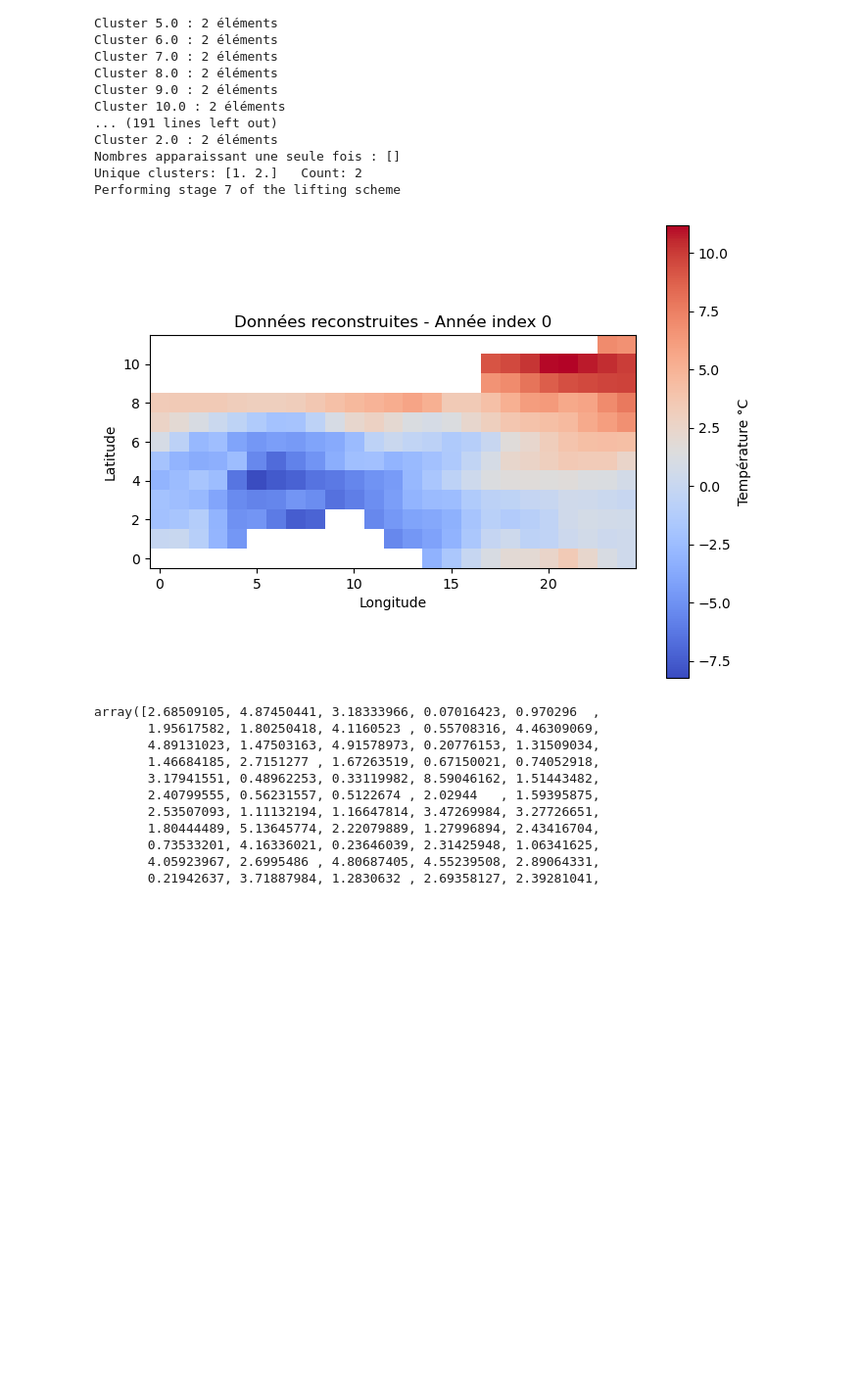
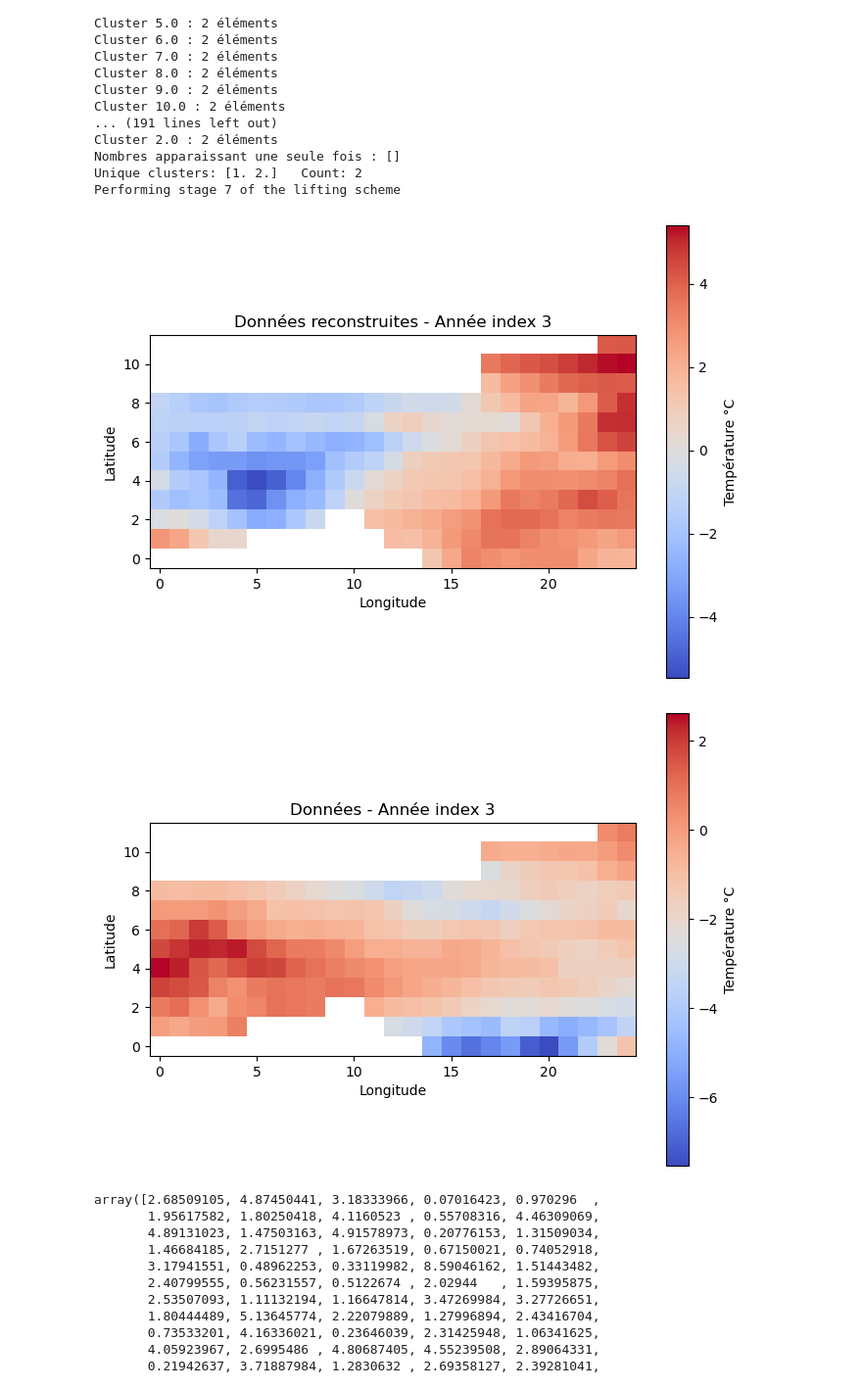
Before and after one commit to Userror05/MERCURY, a Jupyter notebook: emulator_tutorial.ipynb, the cells around one changed output. Shown at 98% size. Cells and saved outputs as stored; diff of their text form; code cells hidden in the pictures; blank space fills up the shorter version.

```diff
--- a/emulator_tutorial.ipynb
+++ b/emulator_tutorial.ipynb
@@ -10,8 +10,9 @@ import matplotlib.pyplot as plt
 import xarray as xr
 from sklearn.linear_model import LinearRegression
 # %%
-data = ctl.import_data("tas_Amon_GFDL-ESM4_ssp585_r1i1p1f1_gr1_201501-210012.nc","D:\\GFDL-ESM4\\ssp585\\")
-data_ref = ctl.import_data("tas_Amon_GFDL-ESM4_historical_r3i1p1f1_gr1_185001-194912.nc","D:\\ancien_linux\\stage_4A_2025\\GFDL-ESM4\\")
+chemin = "D:"
+data = ctl.import_data("tas_Amon_GFDL-ESM4_ssp585_r1i1p1f1_gr1_201501-210012.nc",chemin)
+data_ref = ctl.import_data("tas_Amon_GFDL-ESM4_historical_r3i1p1f1_gr1_185001-194912.nc",chemin)
 # %% [output]
 Fichier trouvé : True
 Le fichier s'ouvre correctement avec netCDF4.
@@ -99,7 +100,7 @@ plt.plot(regions_anomalie[0])
 [<matplotlib.lines.Line2D at 0x...>]
 [figure]
 # %%
-dataset_regional = ctl.region_centered(anomalies,"NWN","D:\\ancien_linux\\Stage\\Atlas-main\\reference-regions\\","IPCC-WGI-reference-regions-v4_coordinates.csv")
+dataset_regional = ctl.region_centered(anomalies,"NWN",chemin,"IPCC-WGI-reference-regions-v4_coordinates.csv")
 #dataset_regional = ctl.region_centered_poly(anomalies,region_canada_gerad[0])
 dataset_regional
 # %% [output]
@@ -138,7 +139,7 @@ for i in range(0, 1032, 12):
 
     # Température régionale du mois donné
     tas_month = anomalies.isel(time=i + month_index[mois])  # i est janvier, i+1 = février, etc.
-    tas_month_region = ctl.region_centered(tas_month, region,"D:\\ancien_linux\\Stage\\Atlas-main\\reference-regions\\","IPCC-WGI-reference-regions-v4_coordinates.csv")
+    tas_month_region = ctl.region_centered(tas_month, region,chemin,"IPCC-WGI-reference-regions-v4_coordinates.csv")
    #tas_month_region = region_centered_poly(anomalies,region_canada_gerad[0])
     regional_month_mean = ctl.globalmean(tas_month_region).tas
 
@@ -182,7 +183,7 @@ plt.show()
 # %% [output]
 [figure]
 # %%
-data_reconstructed = ctl.apply_lifitng_scheme(ctl.region_centered(anomalies,"NWN","D:\\ancien_linux\\Stage\\Atlas-main\\reference-regions\\","IPCC-WGI-reference-regions-v4_coordinates.csv").tas,y_pred)
+data_reconstructed = ctl.apply_lifitng_scheme(ctl.region_centered(anomalies,"NWN",chemin,"IPCC-WGI-reference-regions-v4_coordinates.csv").tas,y_pred)
 #data_reconstructed = ctl.apply_lifitng_scheme(region_centered_poly(anomalies,region_canada_gerad[0]).tas,y_pred)
 # %% [output]
 Fichier trouvé : True
@@ -204,8 +205,19 @@ Nombres apparaissant une seule fois : []
 Unique clusters: [1. 2.]   Count: 2
 Performing stage 7 of the lifting scheme
 # %%
-ctl.show_result(data_reconstructed,0)
+année_idx=3
+ctl.show_result(data_reconstructed,année_idx)
+#ctl.plot_region(anomalies,2018,"janvier","NWN",chemin,"IPCC-WGI-reference-regions-v4_coordinates.csv")
+plt.figure(figsize=(8, 6))
+plt.imshow(dataset_regional['tas'][année_idx], origin='lower', cmap='coolwarm')  # ou 'coolwarm', 'inferno', etc.
+plt.colorbar(label='Température °C')
+plt.title(f'Données - Année index {année_idx}')
+plt.xlabel('Longitude')
+plt.ylabel('Latitude')
+plt.grid(False)
+plt.show()
 # %% [output]
-[figure, old version]
+[figure, new version]
+[figure, added]
 # %%
 # RMSE global par année (un RMSE par time step, donc par année)
```
Also changed, not shown: parts of 7 cells of this notebook.
